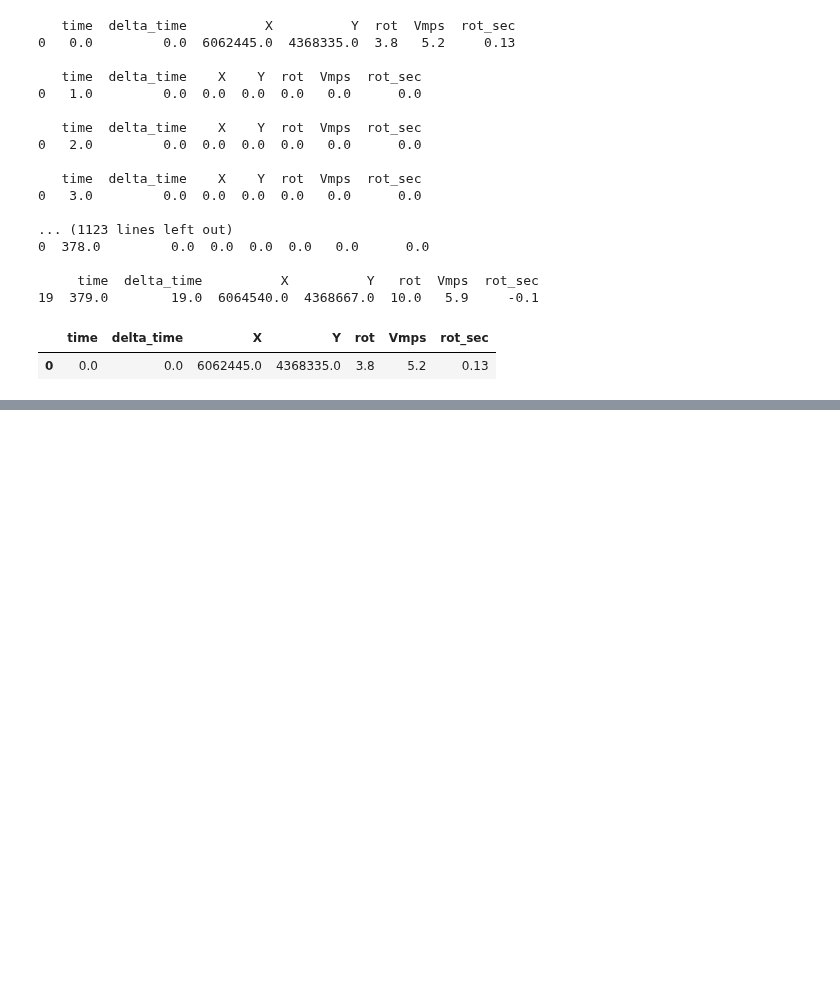
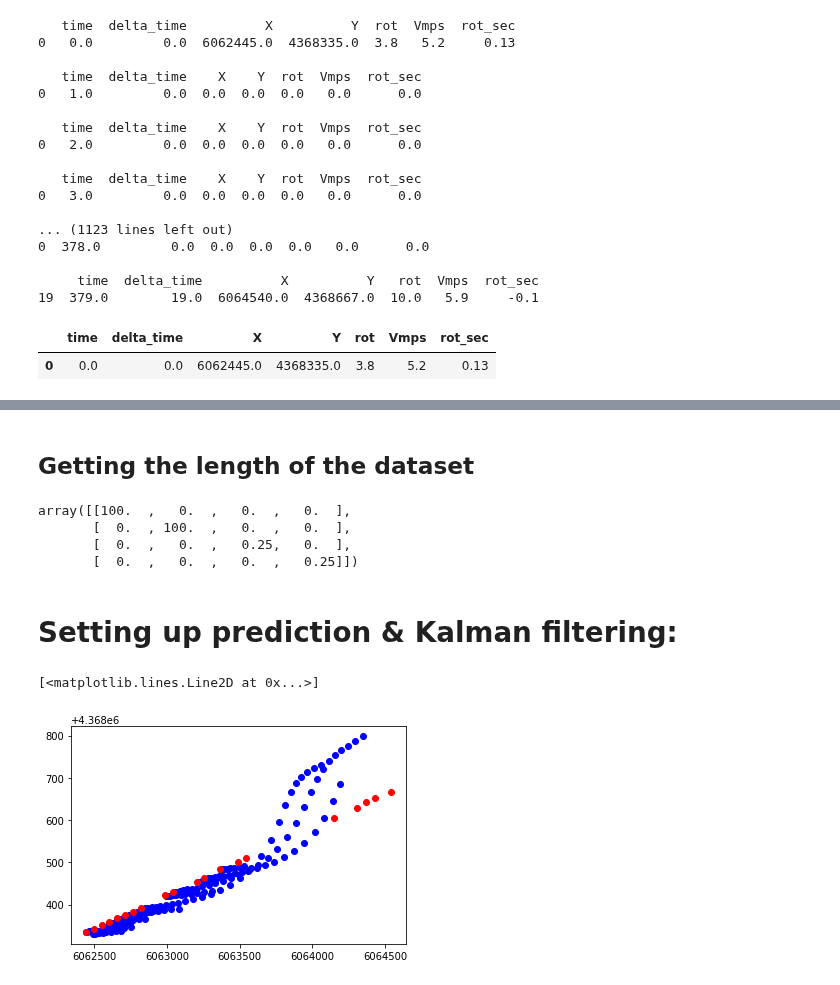
Before and after one commit to cnburger/AIS_KalmanFilter, a Jupyter notebook: Kalman Filter _ NewMethod.ipynb, the cells around one changed output, grey strips where cells are left out. Drawn from its saved outputs; the diff is of its cells as text; code cells hidden in the pictures; blank space fills up the shorter version.

```diff
--- a/Kalman Filter _ NewMethod.ipynb
+++ b/Kalman Filter _ NewMethod.ipynb
@@ -86,0 +213,3 @@ new_kalman_data
+# %%
+def pred_err_cov(A, P_k_1,Q):
+    return A.dot(P_k_1).dot(np.transpose(A)) + Q
@@ -86,0 +218,5 @@ new_kalman_data
+# %%
+def Kalman_gain(P_k, H, R):
+    above = P_k.dot(np.transpose(H))
+    bottom = np.linalg.inv(H.dot(P_k).dot(np.transpose(H)) + R)
+    return above.dot(bottom)
@@ -86,0 +225,4 @@ new_kalman_data
+# %%
+def adjust_pred_state(pred_state, Kk,z_k,H):
+    #Where z_k == the real observed value to adjust for the errors made
+    return pred_state + Kk.dot(z_k - H.dot(pred_state))
@@ -86,0 +231,5 @@ new_kalman_data
+# %%
+def adjust_err_cov(I,Kk,H,P_k):
+    return (I - Kk.dot(H)).dot(P_k)
+# %% [markdown]
+## Getting the length of the dataset
@@ -86,0 +238,9 @@ new_kalman_data
+# %%
+np.diag(np.diag(Pk_1))
+# %% [output]
+array([[100.  ,   0.  ,   0.  ,   0.  ],
+       [  0.  , 100.  ,   0.  ,   0.  ],
+       [  0.  ,   0.  ,   0.25,   0.  ],
+       [  0.  ,   0.  ,   0.  ,   0.25]])
+# %% [markdown]
+# Setting up prediction & Kalman filtering:
@@ -86,0 +347,10 @@ new_kalman_data
+# %%
+x_pred = df_final.iloc[:,0].values
+y_pred = df_final.iloc[:,1].values
+
+
+plt.plot(x_pred[1:180],y_pred[1:180], "bo")
+plt.plot(polish_data.iloc[:,2].values ,polish_data.iloc[:,3].values, "ro")
+# %% [output]
+[<matplotlib.lines.Line2D at 0x...>]
+[figure, added]
```
Also changed, not shown: parts of 23 cells of this notebook.
